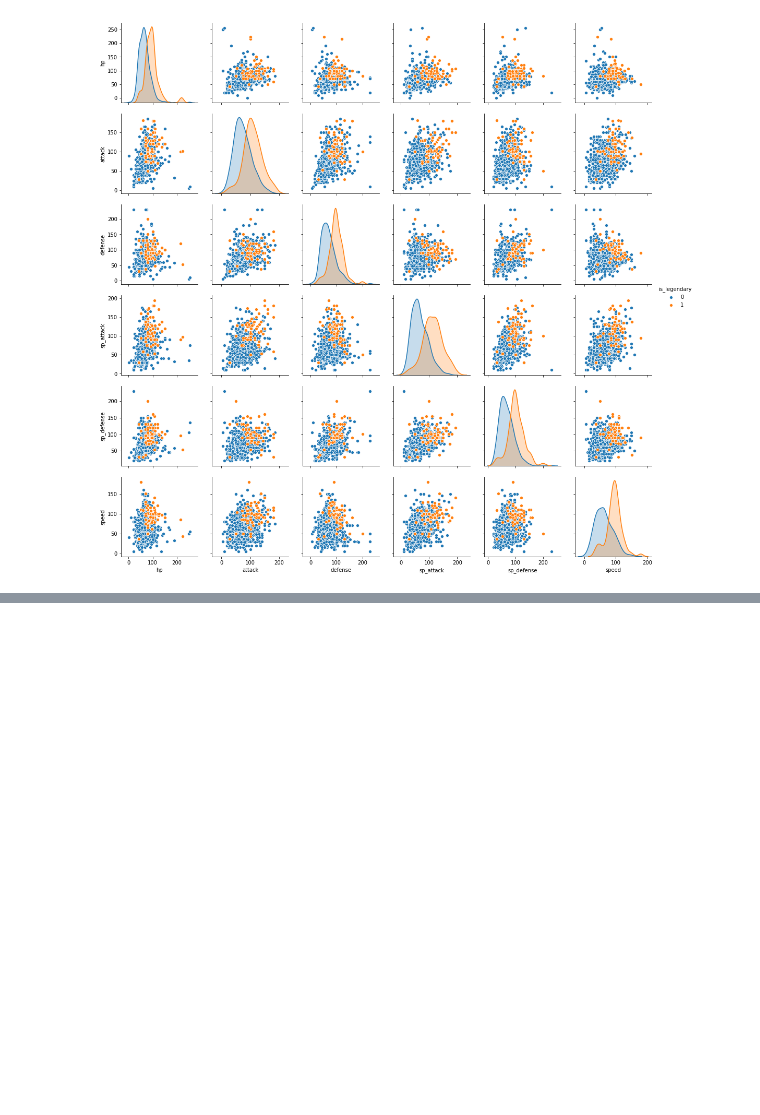
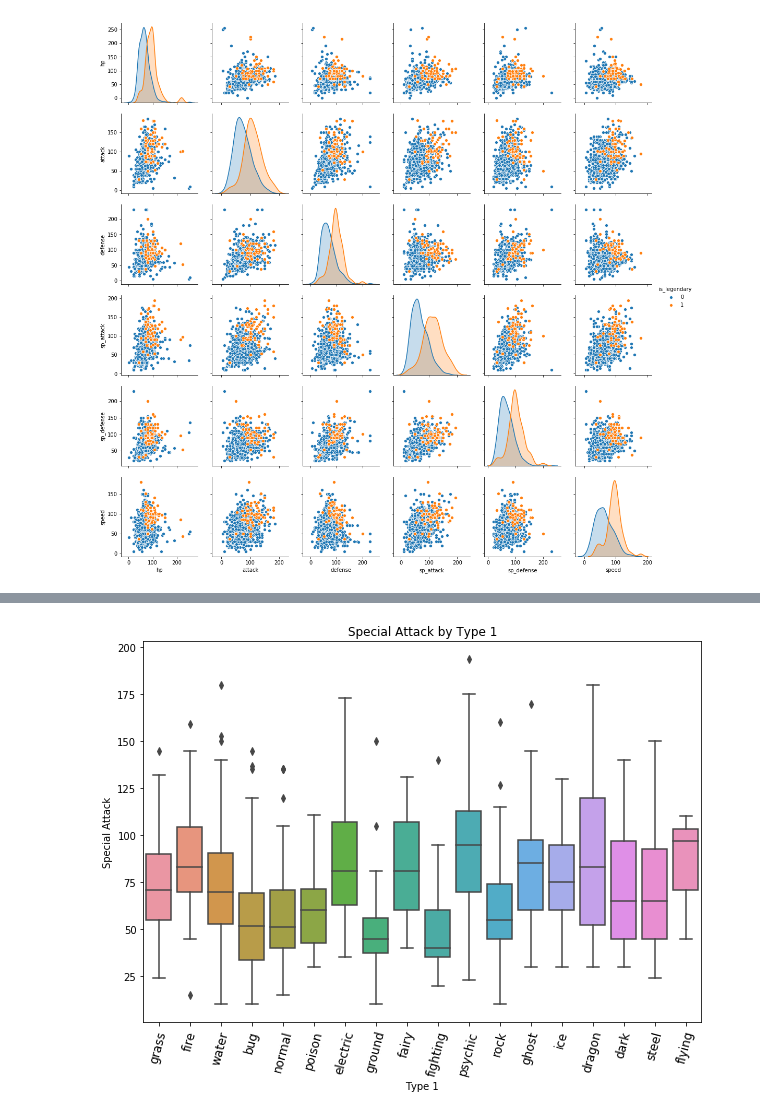
Before and after one commit to llucasreis/dataset-analysis, a Jupyter notebook: pokemon/pokemon-analysis.ipynb, the cells around one changed output, grey strips where cells are left out. Drawn from its saved outputs; the diff is of its cells as text; code cells hidden in the pictures; blank space fills up the shorter version.

```diff
--- a/pokemon/pokemon-analysis.ipynb
+++ b/pokemon/pokemon-analysis.ipynb
@@ -161,0 +165,4 @@ plt.show()
+# %%
+boxplot_by_type('type1', 'sp_attack', 'Type 1', 'Special Attack', 'Special Attack by Type 1')
+# %% [output]
+[figure, added]
```
Also changed, not shown: parts of 17 cells of this notebook.
